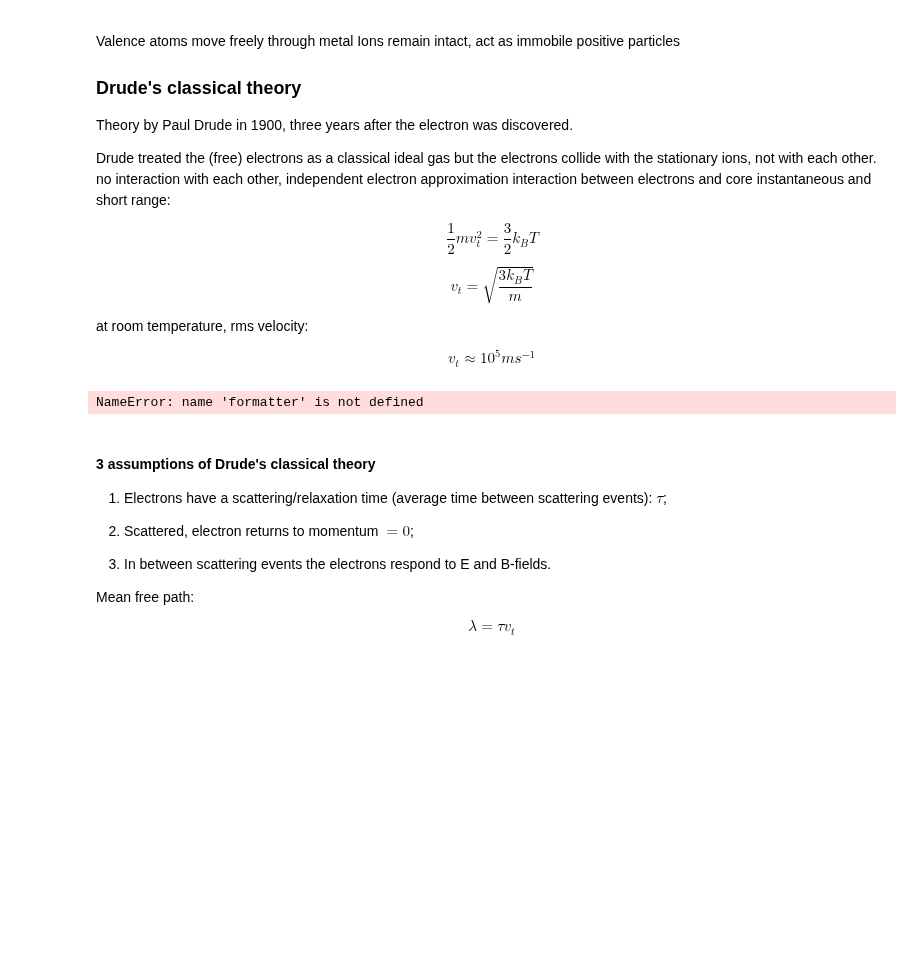
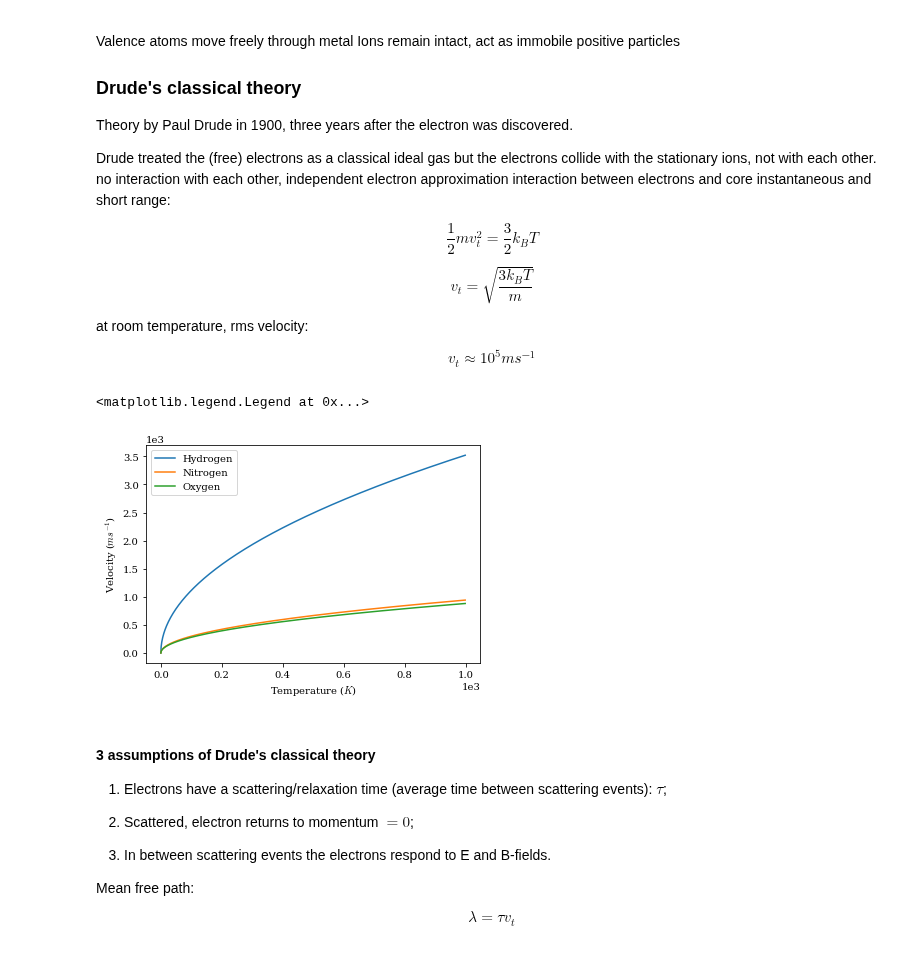
Before and after one commit to Photonico/USyd_CMP, a Jupyter notebook: Lecture 01/Lecture 01.ipynb, the cells around one changed output. Cells and saved outputs as stored; diff of their text form; code cells hidden in the pictures; blank space fills up the shorter version.

```diff
--- a/Lecture 01/Lecture 01.ipynb
+++ b/Lecture 01/Lecture 01.ipynb
@@ -35,20 +35,22 @@ $$v_t \approx 10^5ms^{-1}$$
 # %%
 import numpy as np
 T = np.arange(0,1000,1)
 k = 1.380649e-23
 m = np.matrix([2,28,32])*1.67e-27
 v = np.sqrt(3*k*T/m.T)
 
-import matplotlib.pyplot as plt
-plt.rc('font', family='serif')
+import matplotlib; import matplotlib.pyplot as plt
+matplotlib.rcParams['mathtext.fontset'] = 'cm'
+plt.rc('font', family='Serif')
 plt.ticklabel_format(style='sci', scilimits=(0,0))
-plt.xlabel(r"Temperature ($K$)"); plt.ylabel(r"Velocity ($ms^{-1}$)")
+plt.xlabel(r"Temperature ($\mathit{K}$)"); plt.ylabel(r"Velocity ($ms^{-1}$)")
 plt.plot(T,np.array(v[0,:].T),label="Hydrogen")
 plt.plot(T,np.array(v[1,:].T),label="Nitrogen")
 plt.plot(T,np.array(v[2,:].T),label="Oxygen")
 plt.legend(loc='best')
 # %% [output]
-NameError: name 'formatter' is not defined
+<matplotlib.legend.Legend at 0x...>
+[figure, added]
 # %% [markdown]
 #### 3 assumptions of Drude's classical theory
 
```
